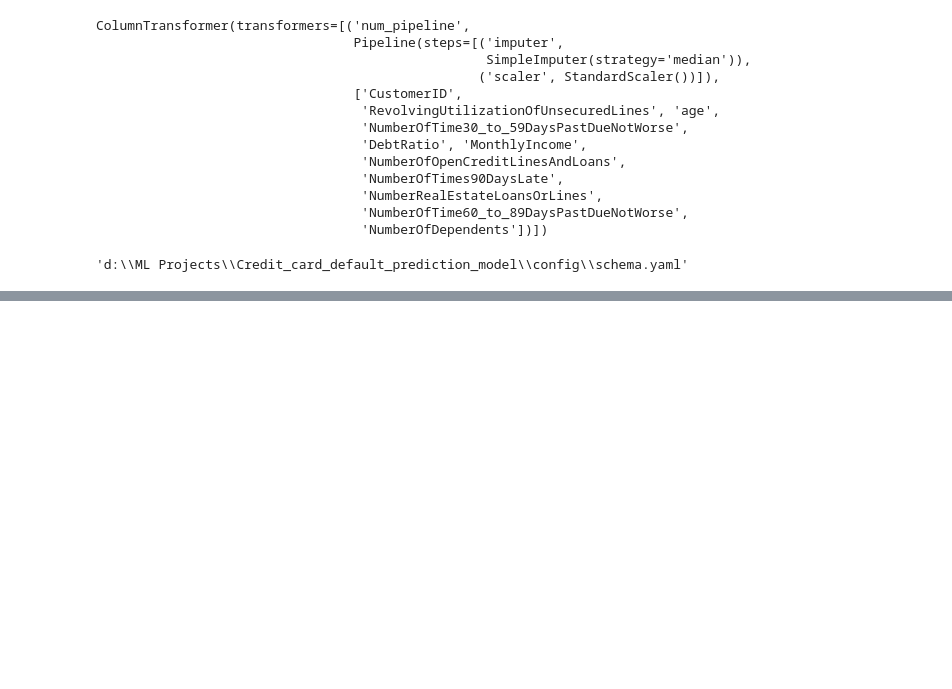
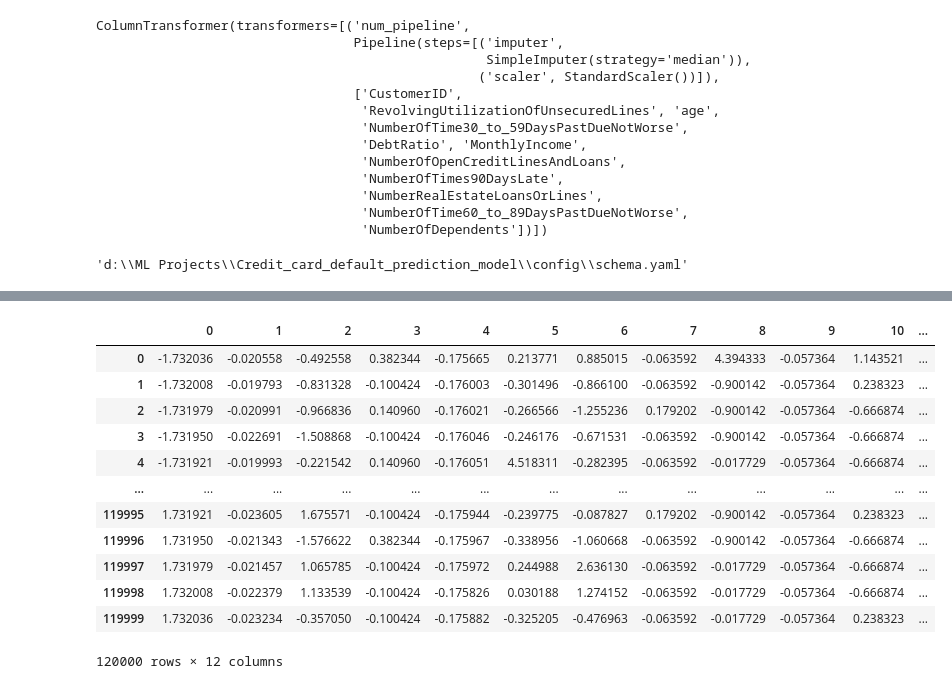
Before and after one commit to sumit9708/Credit_card_default_prediction_model, a Jupyter notebook: notebook/example.ipynb, the cells around one changed output, grey strips where cells are left out. Saved outputs shown, nothing was run; the diff lists cells and outputs as text; code cells hidden in the pictures; blank space fills up the shorter version.

Commit message:
some changes done and tested trained model successfully

```diff
--- a/notebook/example.ipynb
+++ b/notebook/example.ipynb
@@ -185,0 +215,2 @@ file_path = r"D:\ML Projects\Credit_card_default_prediction_model\default_predic
+# %%
+transformed_train_file_path = data_transformation_artifact.transformed_train_file_path
@@ -185,0 +251,2 @@ file_path = r"D:\ML Projects\Credit_card_default_prediction_model\default_predic
+# %%
+train_array = load_numpy_array_data(file_path=transformed_train_file_path)
@@ -185,0 +269,18 @@ file_path = r"D:\ML Projects\Credit_card_default_prediction_model\default_predic
+# %%
+train_df = pd.DataFrame(train_array)
+# %%
+train_df
+# %% [output]
+|  | 0 | 1 | 2 | 3 | 4 | 5 | 6 | 7 | 8 | 9 | 10 | ... |
+| 0 | -1.732036 | -0.020558 | -0.492558 | 0.382344 | -0.175665 | 0.213771 | 0.885015 | -0.063592 | 4.394333 | -0.057364 | 1.143521 | ... |
+| 1 | -1.732008 | -0.019793 | -0.831328 | -0.100424 | -0.176003 | -0.301496 | -0.866100 | -0.063592 | -0.900142 | -0.057364 | 0.238323 | ... |
+| 2 | -1.731979 | -0.020991 | -0.966836 | 0.140960 | -0.176021 | -0.266566 | -1.255236 | 0.179202 | -0.900142 | -0.057364 | -0.666874 | ... |
+| 3 | -1.731950 | -0.022691 | -1.508868 | -0.100424 | -0.176046 | -0.246176 | -0.671531 | -0.063592 | -0.900142 | -0.057364 | -0.666874 | ... |
+| 4 | -1.731921 | -0.019993 | -0.221542 | 0.140960 | -0.176051 | 4.518311 | -0.282395 | -0.063592 | -0.017729 | -0.057364 | -0.666874 | ... |
+| ... | ... | ... | ... | ... | ... | ... | ... | ... | ... | ... | ... | ... |
+| 119995 | 1.731921 | -0.023605 | 1.675571 | -0.100424 | -0.175944 | -0.239775 | -0.087827 | 0.179202 | -0.900142 | -0.057364 | 0.238323 | ... |
+| 119996 | 1.731950 | -0.021343 | -1.576622 | 0.382344 | -0.175967 | -0.338956 | -1.060668 | -0.063592 | -0.900142 | -0.057364 | -0.666874 | ... |
+| 119997 | 1.731979 | -0.021457 | 1.065785 | -0.100424 | -0.175972 | 0.244988 | 2.636130 | -0.063592 | -0.017729 | -0.057364 | -0.666874 | ... |
+| 119998 | 1.732008 | -0.022379 | 1.133539 | -0.100424 | -0.175826 | 0.030188 | 1.274152 | -0.063592 | -0.017729 | -0.057364 | -0.666874 | ... |
+| 119999 | 1.732036 | -0.023234 | -0.357050 | -0.100424 | -0.175882 | -0.325205 | -0.476963 | -0.063592 | -0.017729 | -0.057364 | 0.238323 | ... |
+120000 rows × 12 columns
```
Also changed, not shown: parts of 28 cells of this notebook, 59 other files.
